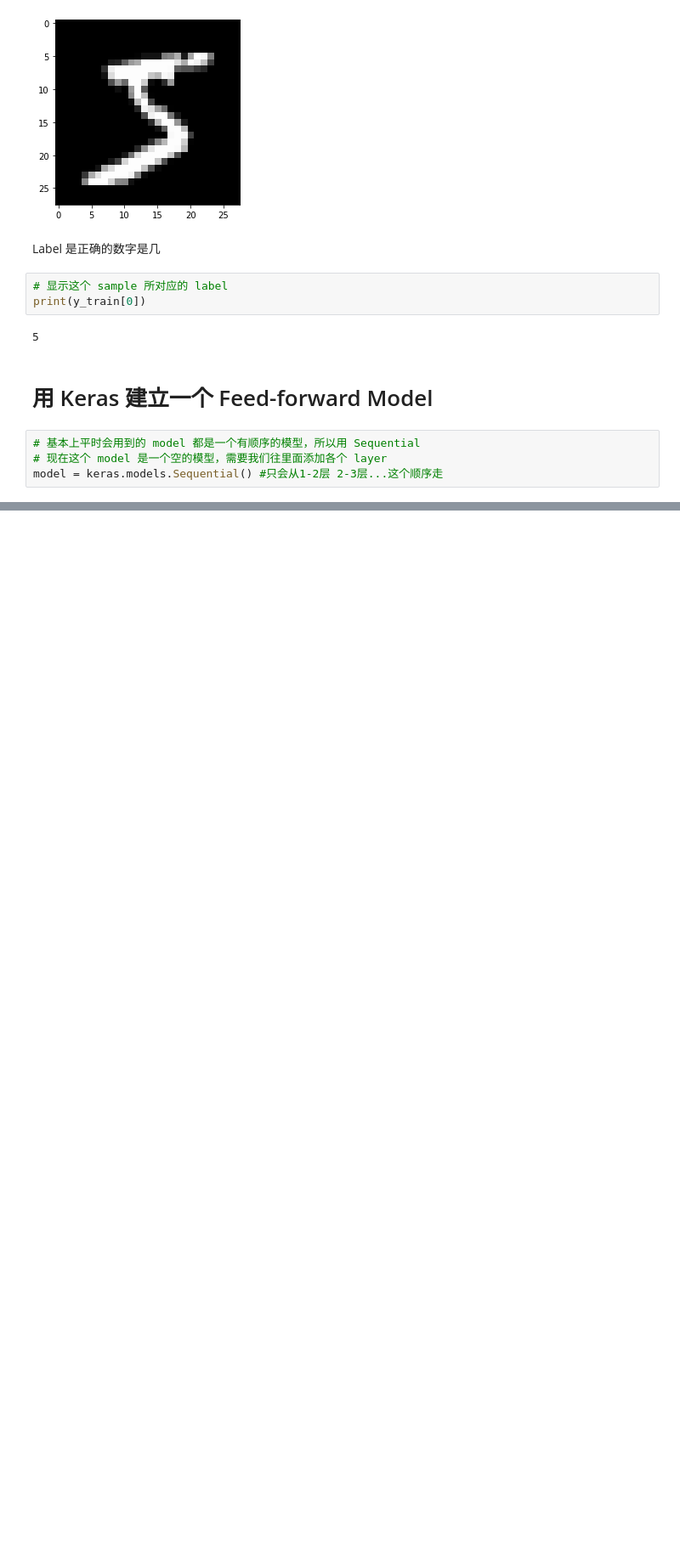
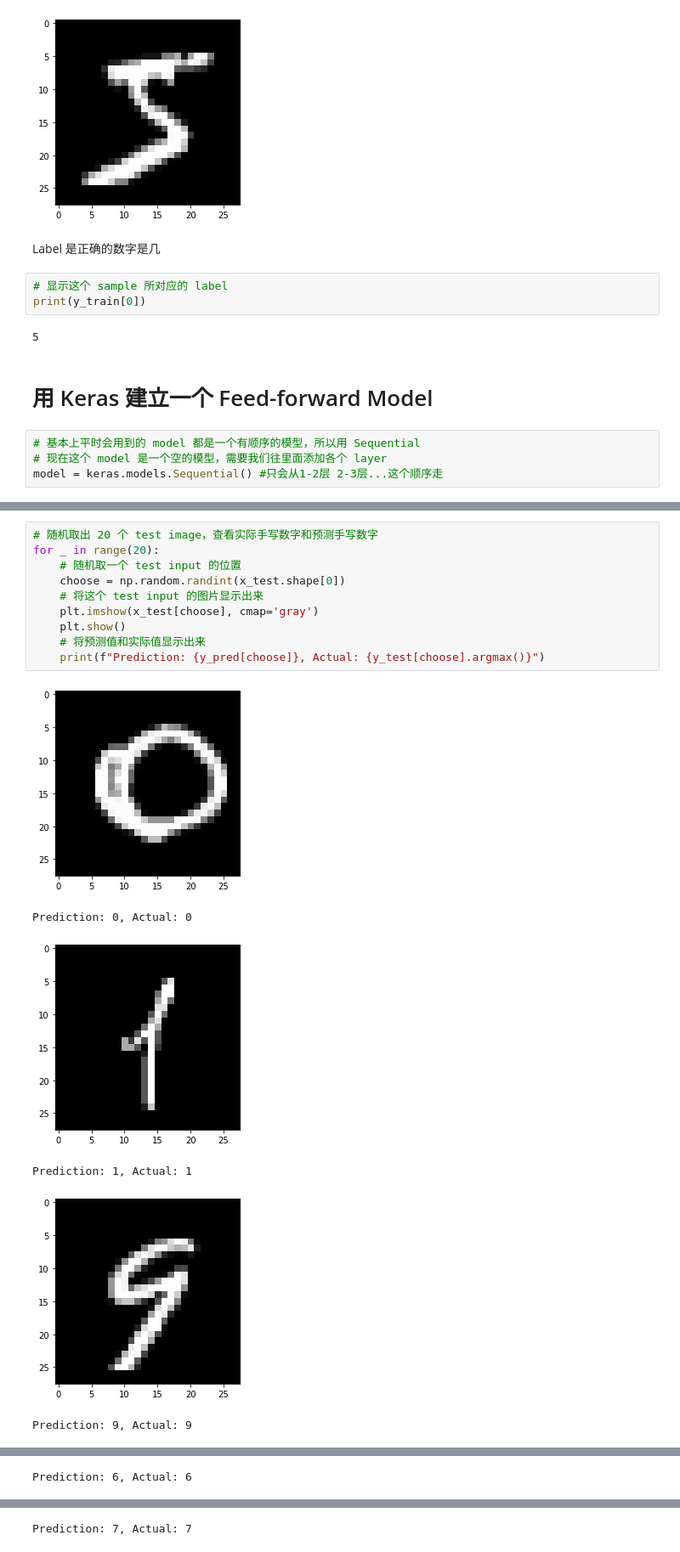
Before and after one commit to brian-pan/data-analysis-learn-python-machine-learning-codes, a Jupyter notebook: codes_for_machine_learning_4.ipynb, the cells around one changed output, grey strips where cells are left out. Shown: that part at 85% size. Drawn from its saved outputs; the diff is of its cells as text; blank space fills up the shorter version.

```diff
--- a/codes_for_machine_learning_4.ipynb
+++ b/codes_for_machine_learning_4.ipynb
@@ -124,0 +248,17 @@ model.summary()
+# %%
+# 随机取出 20 个 test image，查看实际手写数字和预测手写数字
+for _ in range(20):
+    # 随机取一个 test input 的位置
+    choose = np.random.randint(x_test.shape[0])
+    # 将这个 test input 的图片显示出来
+    plt.imshow(x_test[choose], cmap='gray')
+    plt.show()
+    # 将预测值和实际值显示出来
+    print(f"Prediction: {y_pred[choose]}, Actual: {y_test[choose].argmax()}")
+# %% [output]
+[figure, added]
+Prediction: 0, Actual: 0
+[figure, added]
+Prediction: 1, Actual: 1
+[figure, added]
+Prediction: 9, Actual: 9
@@ -124,0 +266 @@ model.summary()
+Prediction: 6, Actual: 6
@@ -124,0 +268 @@ model.summary()
+Prediction: 7, Actual: 7
```
Also changed, not shown: parts of 15 cells of this notebook.
